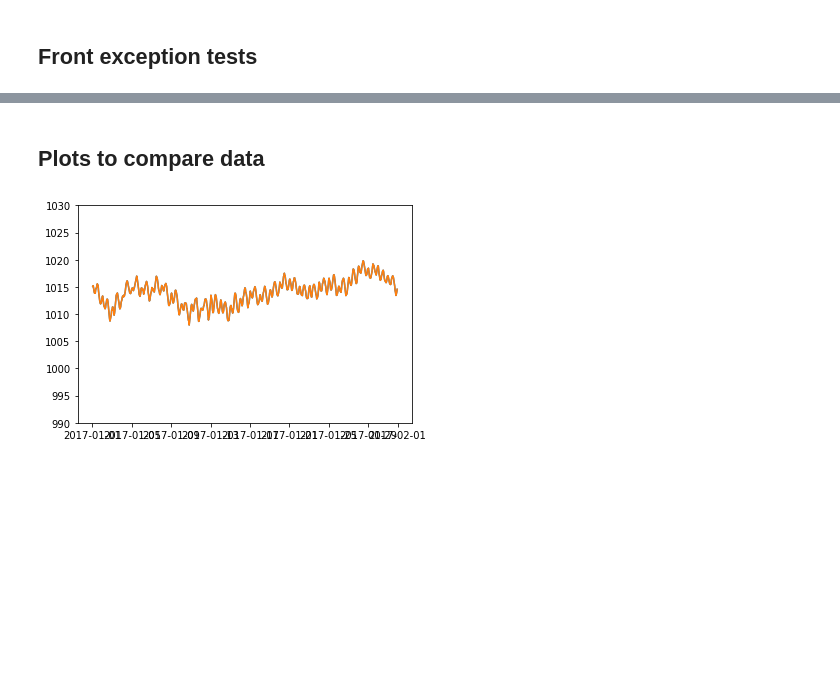
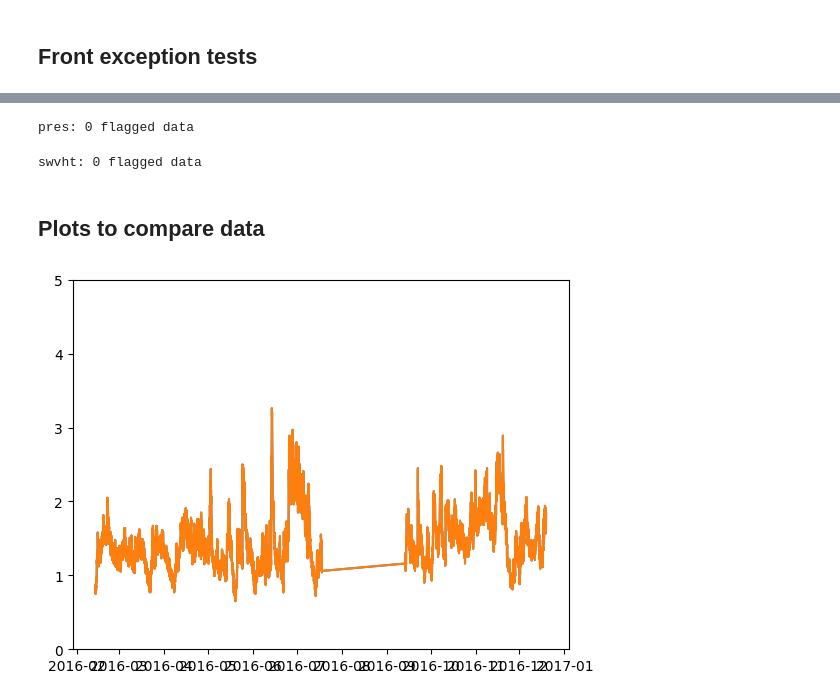
Before and after one commit to PNBOIA-Brasil/pnboia_qc, a Jupyter notebook: notebooks/test_qc_checks.ipynb, the cells around one changed output, grey strips where cells are left out. Cells and saved outputs as stored; diff of their text form; code cells hidden in the pictures; blank space fills up the shorter version.

```diff
--- a/notebooks/test_qc_checks.ipynb
+++ b/notebooks/test_qc_checks.ipynb
@@ -12,7 +12,7 @@ The autoreload extension is already loaded. To reload it, use:
 # %% [markdown]
 ## Load PNBOIA data
 # %%
-df = pd.read_excel('../raw_data/vi.xlsx')
+df = pd.read_excel('../raw_data/po.xlsx')
 # %%
 df.head()
 # %% [output]
@@ -55,11 +55,12 @@ variables = df.drop(columns=['lon', 'lat', 'battery']).columns.to_list()
 # %%
 mis_values = pnboia_limits.mis_value_axys_limits
 limits = pnboia_limits.range_axys_limits
-climate_limits = pnboia_limits.climate_axys_limits
-stuck_limits = pnboia_limits.stuck_axys_limits
+fine_limits = pnboia_limits.fine_axys_limits
+stuck_limit = pnboia_limits.stuck_axys_limits
 sigma_values = pnboia_limits.sigma_axys_limits
 height = pnboia_limits.height
 continuity_limit = pnboia_limits.continuity_axys_limits
+anem_limits = pnboia_limits.anemometer_ascat
 # %% [markdown]
 ## Create the class to start the qc tests
 # %%
@@ -67,8 +68,8 @@ qc = QCChecks(data=df,
               variables=variables,
               mis_values=mis_values,
               limits=limits,
-              climate_limits=climate_limits,
-              stuck_limit=stuck_limits,
+              fine_limits=fine_limits,
+              stuck_limit=stuck_limit,
               sigma_values=sigma_values,
               continuity_limit=continuity_limit,
               height=height
@@ -156,11 +223,15 @@ qc.front_except_check4(pres_name='pres', wspd_name='wspd')
 # %%
-qc.front_except_check5(pres_name='pres')
+qc.front_except5(pres_name='pres')
+# %% [output]
+pres: 0 flagged data
 # %%
-qc.front_except_check6(wspd_name='wspd', swvht_name='swvht')
+qc.front_except6(wspd_name='wspd', swvht_name='swvht')
+# %% [output]
+swvht: 0 flagged data
 # %% [markdown]
 ## Plots to compare data
 # %%
-qc.plot_comparison(parameter='pres',ylim=[990,1030], start_date='2017-01-01', end_date='2017-02-01')
+qc.plot_comparison(parameter='swvht',ylim=[0,5], start_date='2016-01-01', end_date='2017-02-01')
 # %% [output]
-[figure, old version]
+[figure, new version]
 # %%
```
Also changed, not shown: parts of 24 cells of this notebook, 4 other files.
